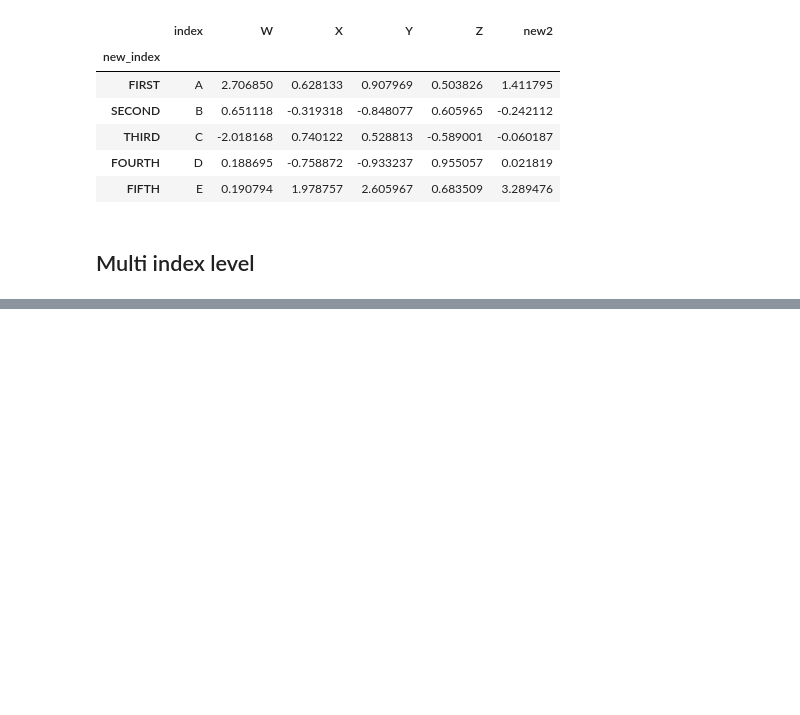
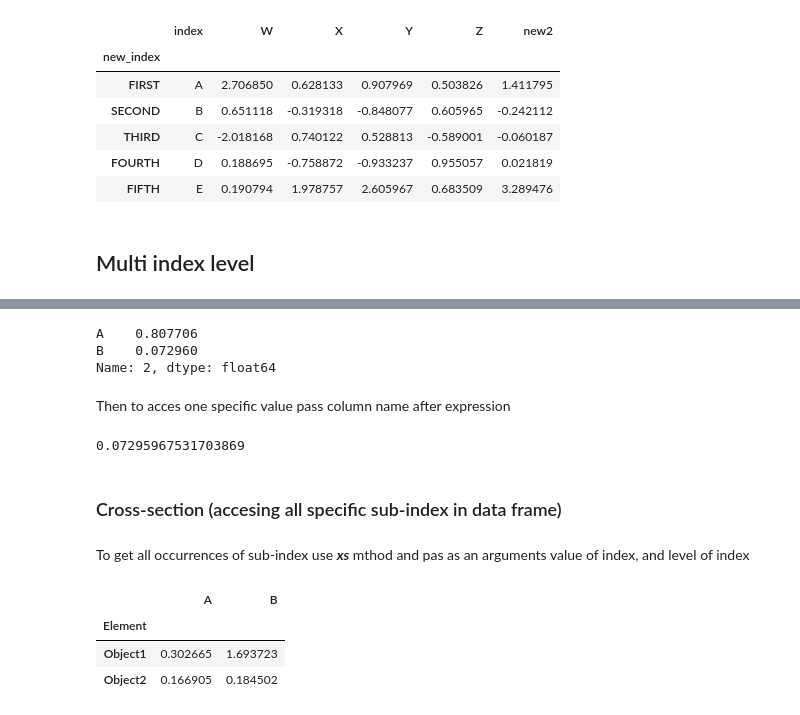
Before and after one commit to Artur-Ws/Data_Science_Basics, a Jupyter notebook: pandas_notes.ipynb, the cells around one changed output, grey strips where cells are left out. Saved outputs shown, nothing was run; the diff lists cells and outputs as text; code cells hidden in the pictures; blank space fills up the shorter version.

```diff
--- a/pandas_notes.ipynb
+++ b/pandas_notes.ipynb
@@ -396,0 +400,2 @@ df
+# %%
+df.index.names = ['Element','Feature']
@@ -396,0 +417,23 @@ df
+# %%
+df.loc['Object2'].loc['2']
+# %% [output]
+A    0.807706
+B    0.072960
+Name: 2, dtype: float64
+# %% [markdown]
+Then to acces one specific value pass column name after expression
+# %%
+df.loc['Object2'].loc['2']['B']
+# %% [output]
+0.07295967531703869
+# %% [markdown]
+### Cross-section (accesing all specific sub-index in data frame)
+# %% [markdown]
+To get all occurrences of sub-index use ***xs*** mthod and pas as an arguments value of index, and level of index
+# %%
+df.xs('1',level='Feature')
+# %% [output]
+|  | A | B |
+| Element |  |  |
+| Object1 | 0.302665 | 1.693723 |
+| Object2 | 0.166905 | 0.184502 |
```
Also changed, not shown: parts of 21 cells of this notebook, 1 other file.
